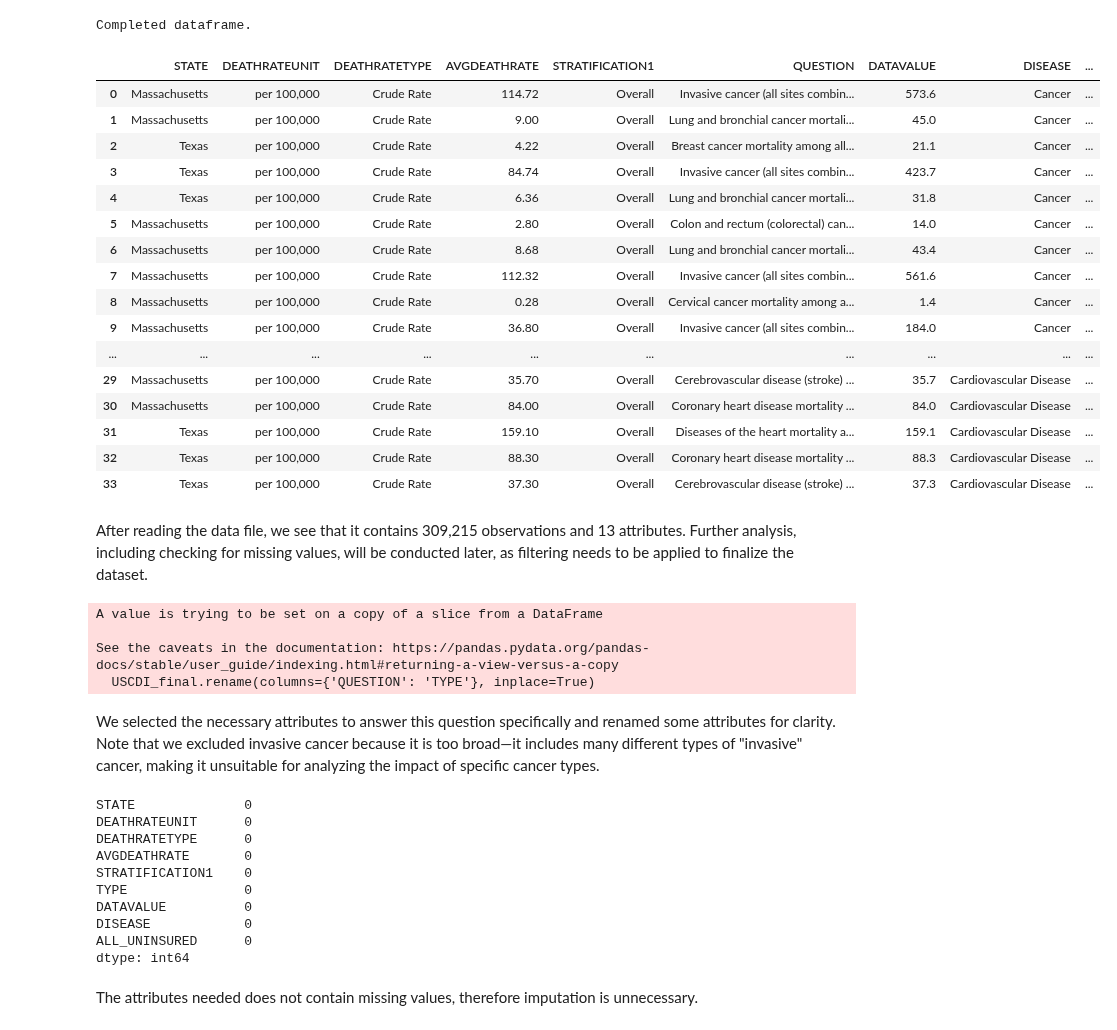
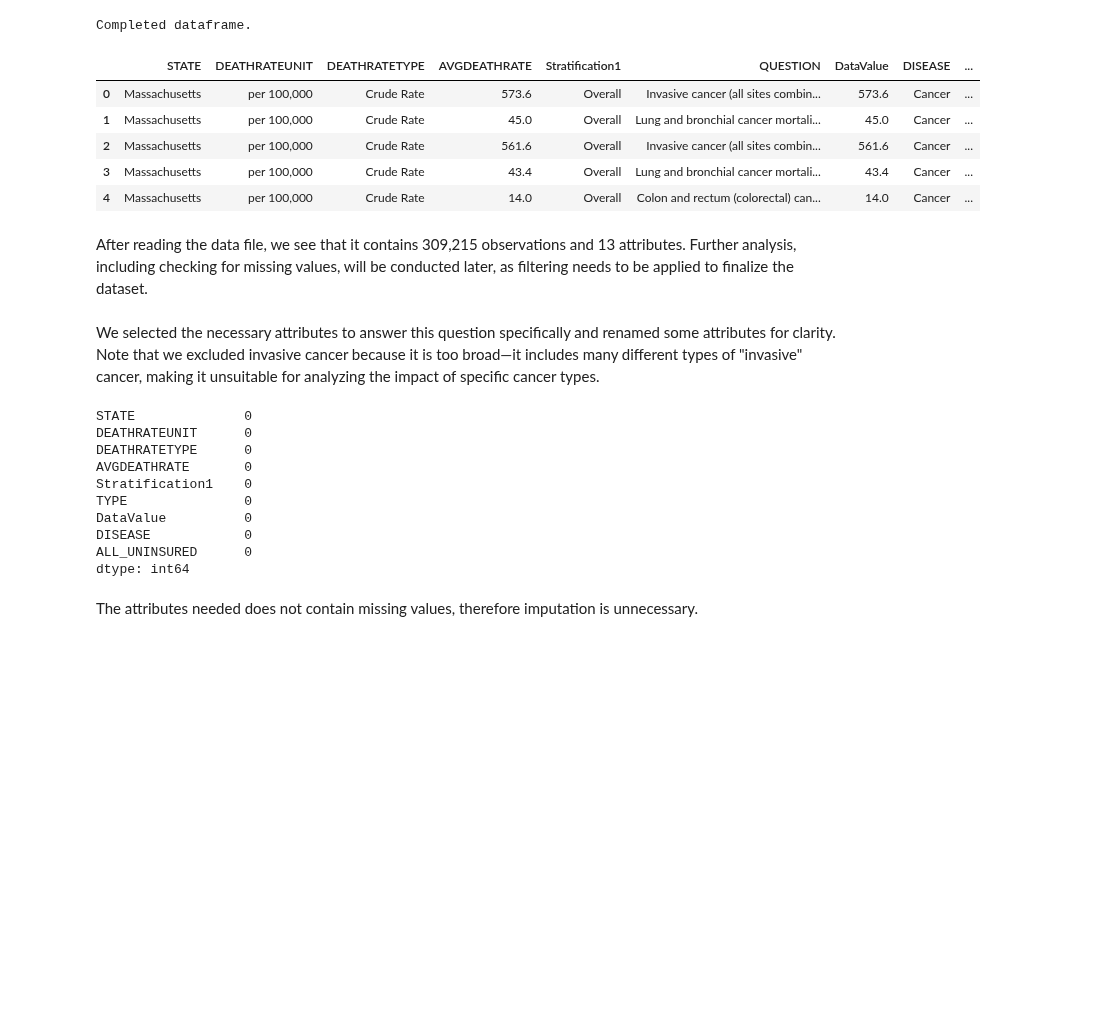
Before and after one commit to Nick-2003/cpsc368_knm_project, a Jupyter notebook: cpsc_368_project_knm_disease.ipynb, the cells around one changed output. Cells and saved outputs as stored; diff of their text form; code cells hidden in the pictures; blank space fills up the shorter version.

```diff
--- a/cpsc_368_project_knm_disease.ipynb
+++ b/cpsc_368_project_knm_disease.ipynb
@@ -23,27 +23,27 @@ try:
     cur.execute(
         """
         SELECT
-            us.LocationDesc AS State,
-            CASE
-                WHEN us.DataValueUnit = 'cases per 100,000' THEN 'per 100,000'
-                ELSE us.DataValueUnit
-            END AS DeathRateUnit,
-            us.DataValueType AS DeathRateType,
-            us.AvgDataValue AS AvgDeathRate,
-            us.Stratification1,
-            us.Question,
-            us.DataValue,
-            us.Topic AS Disease,
-            kff.All_Uninsured
-        FROM USCDI us
+            us."LocationDesc" AS State,
+        CASE
+            WHEN us."DataValueUnit" = 'cases per 100,000' THEN 'per 100,000'
+            ELSE us."DataValueUnit"
+        END AS DeathRateUnit,
+        us."DataValueType" AS DeathRateType,
+        us."DataValue" AS AvgDeathRate,
+        us."Stratification1",
+        us."Question" AS QUESTION,
+        us."DataValue",
+        us."Topic" AS Disease,
+        kff.All_Uninsured
+        FROM USCDI_filter us
         LEFT JOIN KFF2019_new kff
-            ON us.LocationDesc = kff.Location
-        WHERE us.LocationDesc IN ('Texas', 'Massachusetts')
-            AND us.Topic IN ('Cardiovascular Disease', 'Cancer')
-            AND us.DataValueUnit IN ('cases per 100,000', 'per 100,000')
-            AND us.DataValueType = 'Crude Rate'
-            AND us.Stratification1 = 'Overall'
-            AND us.Has2019 = 1
+            ON us."LocationDesc" = kff.Location
+        WHERE us."LocationDesc" IN ('Texas', 'Massachusetts')
+            AND us."Topic" IN ('Cardiovascular Disease', 'Cancer')
+            AND us."DataValueUnit" IN ('cases per 100,000', 'per 100,000')
+            AND us."DataValueType" = 'Crude Rate'
+            AND us."Stratification1" = 'Overall'
+
         """
     )
 
@@ -65,25 +65,14 @@ finally:
 # %% [output]
 Completed dataframe.
 # %%
-USCDI_final
+USCDI_final.head()
 # %% [output]
-|  | STATE | DEATHRATEUNIT | DEATHRATETYPE | AVGDEATHRATE | STRATIFICATION1 | QUESTION | DATAVALUE | DISEASE | ... |
-| 0 | Massachusetts | per 100,000 | Crude Rate | 114.72 | Overall | Invasive cancer (all sites combin... | 573.6 | Cancer | ... |
-| 1 | Massachusetts | per 100,000 | Crude Rate | 9.00 | Overall | Lung and bronchial cancer mortali... | 45.0 | Cancer | ... |
-| 2 | Texas | per 100,000 | Crude Rate | 4.22 | Overall | Breast cancer mortality among all... | 21.1 | Cancer | ... |
-| 3 | Texas | per 100,000 | Crude Rate | 84.74 | Overall | Invasive cancer (all sites combin... | 423.7 | Cancer | ... |
-| 4 | Texas | per 100,000 | Crude Rate | 6.36 | Overall | Lung and bronchial cancer mortali... | 31.8 | Cancer | ... |
-| 5 | Massachusetts | per 100,000 | Crude Rate | 2.80 | Overall | Colon and rectum (colorectal) can... | 14.0 | Cancer | ... |
-| 6 | Massachusetts | per 100,000 | Crude Rate | 8.68 | Overall | Lung and bronchial cancer mortali... | 43.4 | Cancer | ... |
-| 7 | Massachusetts | per 100,000 | Crude Rate | 112.32 | Overall | Invasive cancer (all sites combin... | 561.6 | Cancer | ... |
-| 8 | Massachusetts | per 100,000 | Crude Rate | 0.28 | Overall | Cervical cancer mortality among a... | 1.4 | Cancer | ... |
-| 9 | Massachusetts | per 100,000 | Crude Rate | 36.80 | Overall | Invasive cancer (all sites combin... | 184.0 | Cancer | ... |
-| ... | ... | ... | ... | ... | ... | ... | ... | ... | ... |
-| 29 | Massachusetts | per 100,000 | Crude Rate | 35.70 | Overall | Cerebrovascular disease (stroke) ... | 35.7 | Cardiovascular Disease | ... |
-| 30 | Massachusetts | per 100,000 | Crude Rate | 84.00 | Overall | Coronary heart disease mortality ... | 84.0 | Cardiovascular Disease | ... |
-| 31 | Texas | per 100,000 | Crude Rate | 159.10 | Overall | Diseases of the heart mortality a... | 159.1 | Cardiovascular Disease | ... |
-| 32 | Texas | per 100,000 | Crude Rate | 88.30 | Overall | Coronary heart disease mortality ... | 88.3 | Cardiovascular Disease | ... |
-| 33 | Texas | per 100,000 | Crude Rate | 37.30 | Overall | Cerebrovascular disease (stroke) ... | 37.3 | Cardiovascular Disease | ... |
+|  | STATE | DEATHRATEUNIT | DEATHRATETYPE | AVGDEATHRATE | Stratification1 | QUESTION | DataValue | DISEASE | ... |
+| 0 | Massachusetts | per 100,000 | Crude Rate | 573.6 | Overall | Invasive cancer (all sites combin... | 573.6 | Cancer | ... |
+| 1 | Massachusetts | per 100,000 | Crude Rate | 45.0 | Overall | Lung and bronchial cancer mortali... | 45.0 | Cancer | ... |
+| 2 | Massachusetts | per 100,000 | Crude Rate | 561.6 | Overall | Invasive cancer (all sites combin... | 561.6 | Cancer | ... |
+| 3 | Massachusetts | per 100,000 | Crude Rate | 43.4 | Overall | Lung and bronchial cancer mortali... | 43.4 | Cancer | ... |
+| 4 | Massachusetts | per 100,000 | Crude Rate | 14.0 | Overall | Colon and rectum (colorectal) can... | 14.0 | Cancer | ... |
 # %% [markdown]
 After reading the data file, we see that it contains 309,215 observations and 13 attributes. Further analysis, including checking for missing values, will be conducted later, as filtering needs to be applied to finalize the dataset.
 # %%
@@ -120,11 +109,6 @@ USCDI_final = USCDI_final[USCDI_final['QUESTION'].isin(['Cervical cancer', 'Brea
                                                        'Lung cancer', 'Coronary heart disease'])]
 
 USCDI_final.rename(columns={'QUESTION': 'TYPE'}, inplace=True)
-# %% [output]
-A value is trying to be set on a copy of a slice from a DataFrame
-
-See the caveats in the documentation: https://pandas.pydata.org/pandas-docs/stable/user_guide/indexing.html#returning-a-view-versus-a-copy
-  USCDI_final.rename(columns={'QUESTION': 'TYPE'}, inplace=True)
 # %% [markdown]
 We selected the necessary attributes to answer this question specifically and renamed some attributes for clarity. Note that we excluded invasive cancer because it is too broad—it includes many different types of "invasive" cancer, making it unsuitable for analyzing the impact of specific cancer types.
 # %%
@@ -134,9 +118,9 @@ STATE              0
 DEATHRATEUNIT      0
 DEATHRATETYPE      0
 AVGDEATHRATE       0
-STRATIFICATION1    0
+Stratification1    0
 TYPE               0
-DATAVALUE          0
+DataValue          0
 DISEASE            0
 ALL_UNINSURED      0
 dtype: int64
```
Also changed, not shown: parts of 5 cells of this notebook, 4 other files.
